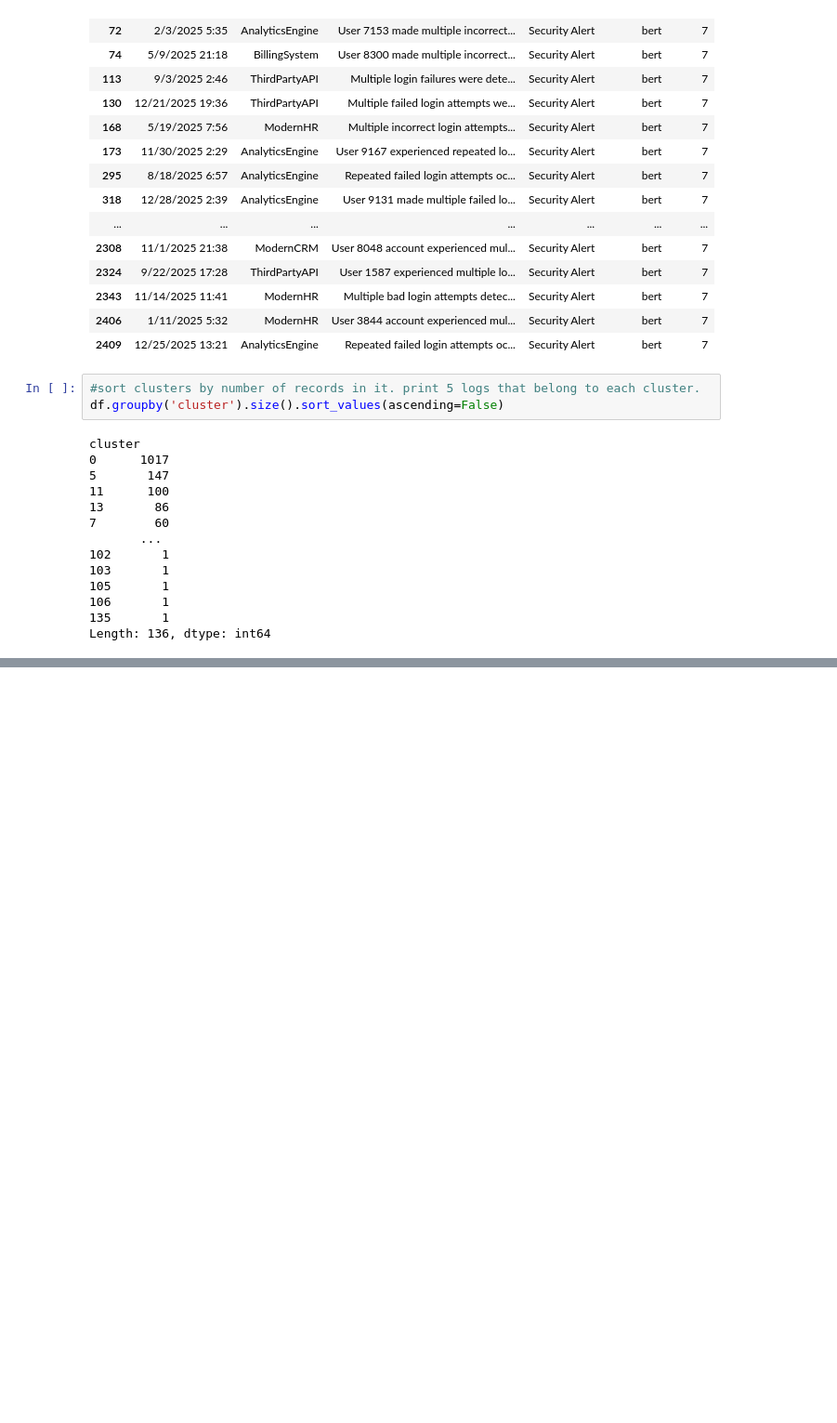
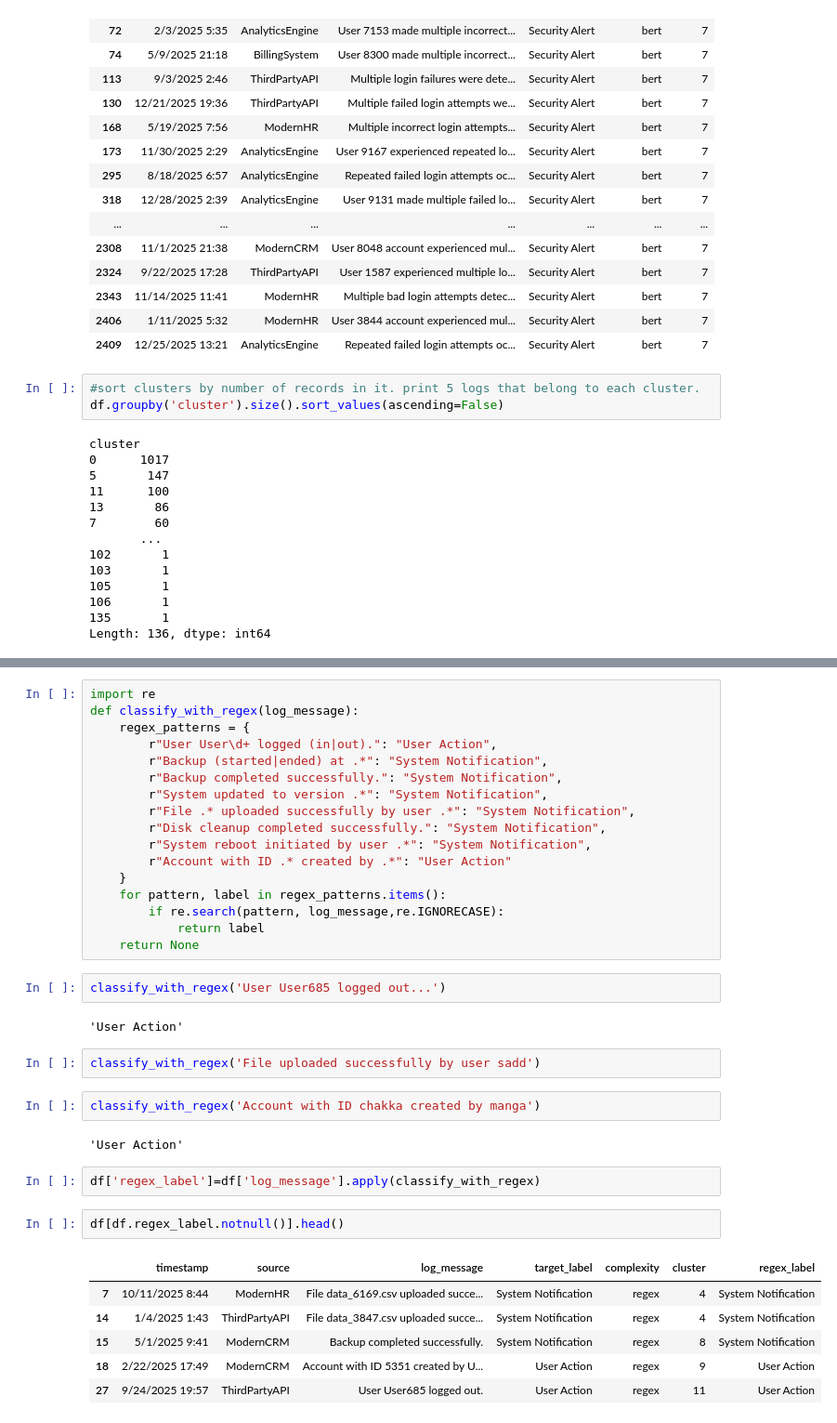
Before and after one commit to kevinjacob2001/Hybrid-Log-Classifier-AI, a Jupyter notebook: training/training.ipynb, the cells around one changed output, grey strips where cells are left out. Shown at 93% size. Drawn from its saved outputs; the diff is of its cells as text; blank space fills up the shorter version.

Commit message:
add: regex layer

```diff
--- a/training/training.ipynb
+++ b/training/training.ipynb
@@ -133,0 +166,38 @@ Length: 136, dtype: int64
+# %%
+import re
+def classify_with_regex(log_message):
+    regex_patterns = {
+        r"User User\d+ logged (in|out).": "User Action",
+        r"Backup (started|ended) at .*": "System Notification",
+        r"Backup completed successfully.": "System Notification",
+        r"System updated to version .*": "System Notification",
+        r"File .* uploaded successfully by user .*": "System Notification",
+        r"Disk cleanup completed successfully.": "System Notification",
+        r"System reboot initiated by user .*": "System Notification",
+        r"Account with ID .* created by .*": "User Action"
+    }
+    for pattern, label in regex_patterns.items():
+        if re.search(pattern, log_message,re.IGNORECASE):
+            return label
+    return None
+# %%
+classify_with_regex('User User685 logged out...')
+# %% [output]
+'User Action'
+# %%
+classify_with_regex('File uploaded successfully by user sadd')
+# %%
+classify_with_regex('Account with ID chakka created by manga')
+# %% [output]
+'User Action'
+# %%
+df['regex_label']=df['log_message'].apply(classify_with_regex)
+# %%
+df[df.regex_label.notnull()].head()
+# %% [output]
+|  | timestamp | source | log_message | target_label | complexity | cluster | regex_label |
+| 7 | 10/11/2025 8:44 | ModernHR | File data_6169.csv uploaded succe... | System Notification | regex | 4 | System Notification |
+| 14 | 1/4/2025 1:43 | ThirdPartyAPI | File data_3847.csv uploaded succe... | System Notification | regex | 4 | System Notification |
+| 15 | 5/1/2025 9:41 | ModernCRM | Backup completed successfully. | System Notification | regex | 8 | System Notification |
+| 18 | 2/22/2025 17:49 | ModernCRM | Account with ID 5351 created by U... | User Action | regex | 9 | User Action |
+| 27 | 9/24/2025 19:57 | ThirdPartyAPI | User User685 logged out. | User Action | regex | 11 | User Action |
```
Also changed, not shown: parts of 2 cells of this notebook.
